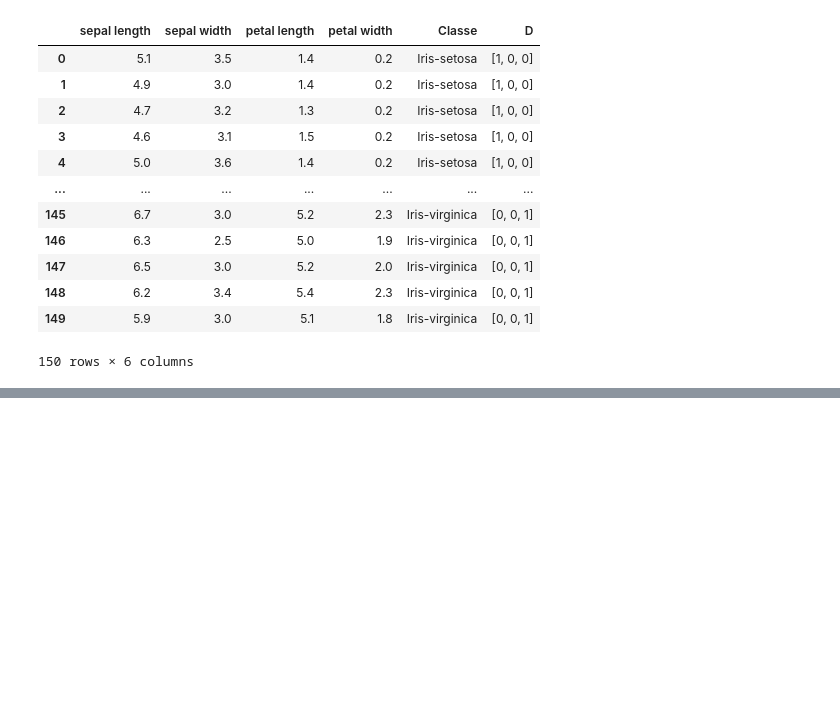
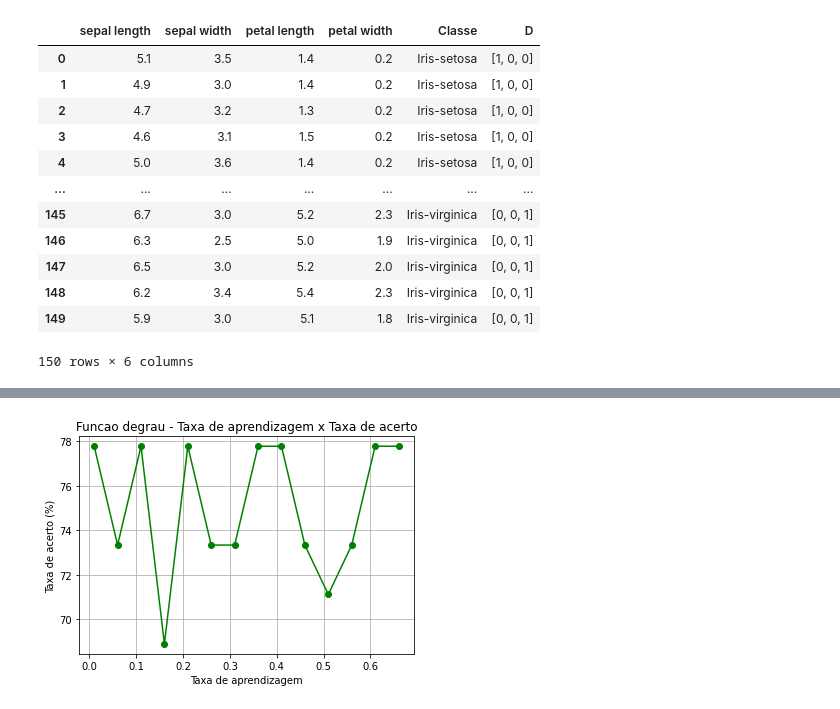
Before and after one commit to dissantos/AI_Practices, a Jupyter notebook: Laboratory/Practice_5_NeuralNetworks/perceptron.ipynb, the cells around one changed output, grey strips where cells are left out. Drawn from its saved outputs; the diff is of its cells as text; code cells hidden in the pictures; blank space fills up the shorter version.

```diff
--- a/Laboratory/Practice_5_NeuralNetworks/perceptron.ipynb
+++ b/Laboratory/Practice_5_NeuralNetworks/perceptron.ipynb
@@ -123,0 +284,23 @@ testa_acuracia(X,D,W,b, degrau)
+# %%
+# Funcao degrau
+epoca = 500 #fixamos a epoca
+X = df_treino.drop(["Classe","D"], axis= 1)
+D = df_treino["D"]
+X_test = df_teste.drop(["Classe","D"], axis= 1)
+D_test = df_teste["D"]
+
+taxa_aprendizagem = [x for x in np.arange(0.01,0.7,0.05)]
+arr_taxa_acerto = []
+for taxa in taxa_aprendizagem:
+    (W,b) = perceptron(epoca, taxa, X, D, degrau)
+    acerto, taxa_acerto = testa_acuracia (X_test, D_test, W, b, degrau)
+    arr_taxa_acerto.append(taxa_acerto)
+# %%
+plt.plot(taxa_aprendizagem, arr_taxa_acerto,"go-",color="Green")
+plt.title("Funcao degrau - Taxa de aprendizagem x Taxa de acerto")
+plt.grid(True)
+plt.xlabel("Taxa de aprendizagem")
+plt.ylabel("Taxa de acerto (%)")
+plt.show()
+# %% [output]
+[figure, added]
```
Also changed, not shown: parts of 22 cells of this notebook.
